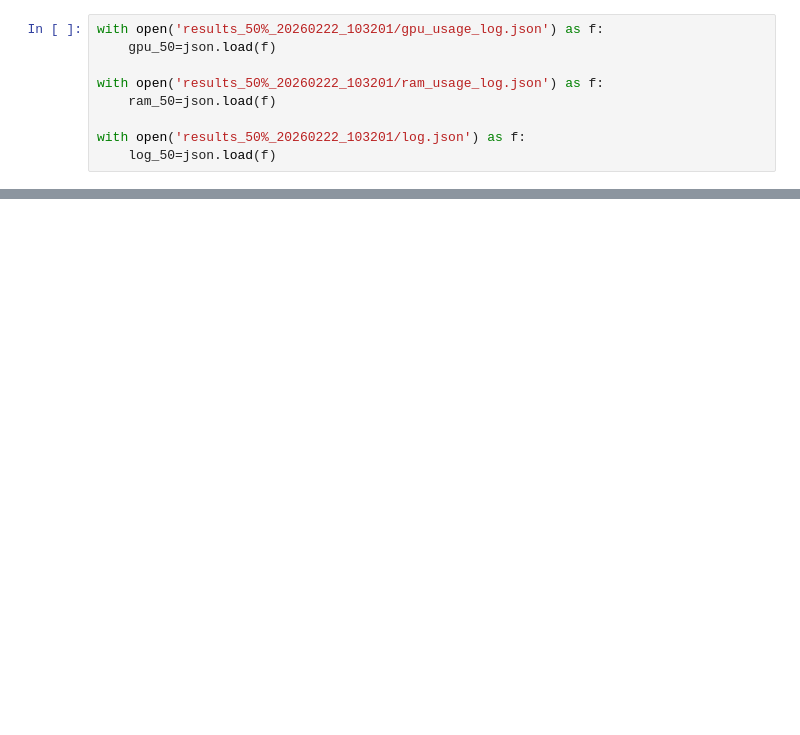
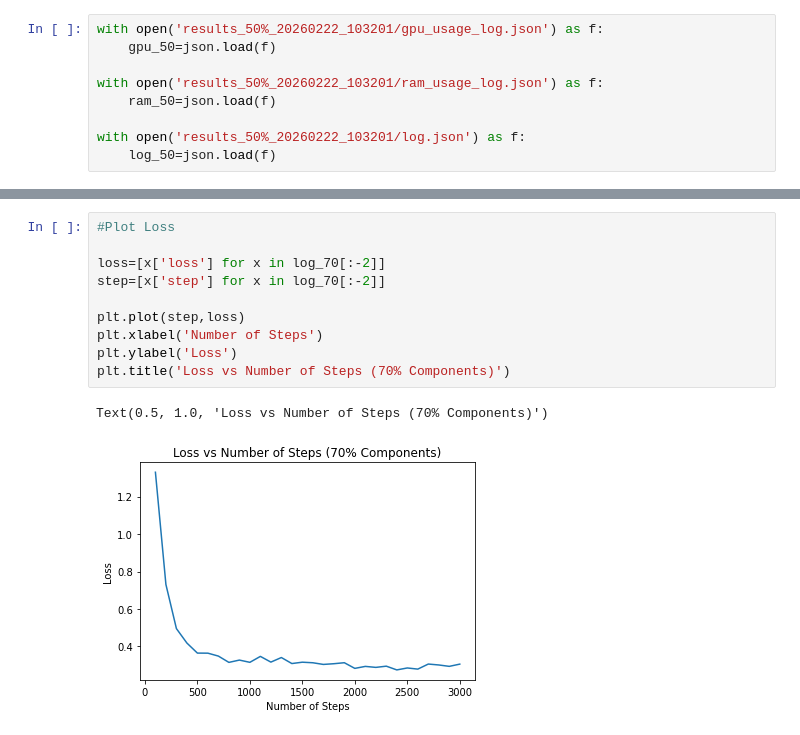
Before and after one commit to Matthew-Elbert/Selective-LoRA-Update-for-Memory-Efficient-LLM-Fine-Tuning, a Jupyter notebook: Gradient_Update/Plotting.ipynb, the cells around one changed output, grey strips where cells are left out. Cells and saved outputs as stored; diff of their text form; blank space fills up the shorter version.

```diff
--- a/Gradient_Update/Plotting.ipynb
+++ b/Gradient_Update/Plotting.ipynb
@@ -65,0 +75,13 @@ len(gpu_50)
+# %%
+#Plot Loss
+
+loss=[x['loss'] for x in log_70[:-2]]
+step=[x['step'] for x in log_70[:-2]]
+
+plt.plot(step,loss)
+plt.xlabel('Number of Steps')
+plt.ylabel('Loss')
+plt.title('Loss vs Number of Steps (70% Components)')
+# %% [output]
+Text(0.5, 1.0, 'Loss vs Number of Steps (70% Components)')
+[figure, added]
```
Also changed, not shown: parts of 6 cells of this notebook, 2 other files.
